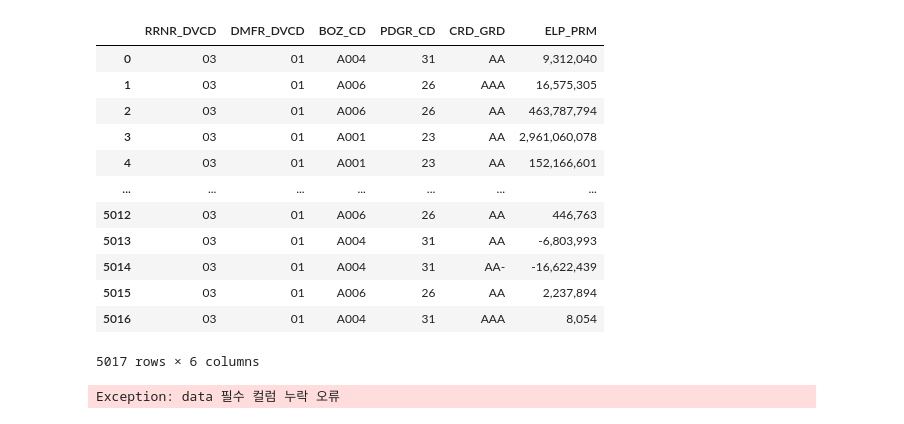
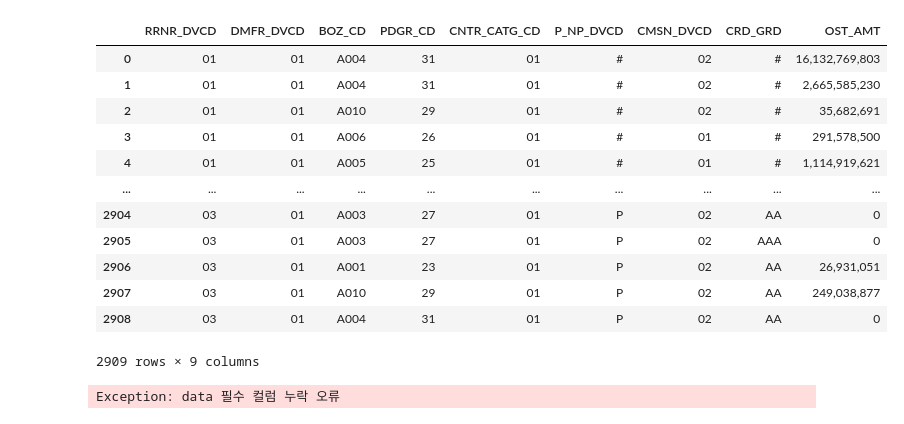
Before and after one commit to lee3jjang/qis4, a Jupyter notebook: 보험가격준비금위험액_일반.ipynb, the cells around one changed output. Drawn from its saved outputs; the diff is of its cells as text; code cells hidden in the pictures.

```diff
--- a/보험가격준비금위험액_일반.ipynb
+++ b/보험가격준비금위험액_일반.ipynb
@@ -118,48 +118,75 @@ BASE_YYMM = '202012'
 일반_출재_예정보험료_가공.drop('INER_CHN_DVCD', axis=1, inplace=True) # (2021.07.25) INER_CHN_DVCD 현재 안 사용하므로 삭제
 
 일반_예정보험료_가공 = pd.concat([일반_원수_예정보험료_가공, 일반_출재_예정보험료_가공], axis=0).reset_index(drop=True)
 
 ## 직전1년경과보험료
 # 일반_원수_직전1년경과보험료_가공 = 일반_원수_직전1년경과보험료.copy()
 # 일반_원수_직전1년경과보험료_가공['RRNR_DVCD'] = clsf_rrnr_dvcd(일반_원수_직전1년경과보험료_가공)
 # 일반_원수_직전1년경과보험료_가공['DMFR_DVCD'] = clsf_dmfr_dvcd(일반_원수_직전1년경과보험료_가공)
 # 일반_원수_직전1년경과보험료_가공['CNTR_CATG_CD'] = clsf_cntr_catg_cd(일반_원수_직전1년경과보험료_가공, 국가그룹)
 # 일반_원수_직전1년경과보험료_가공['BOZ_CD'] = clsf_boz_cd(일반_원수_직전1년경과보험료_가공, 일반_상품정보)
 # 일반_원수_직전1년경과보험료_가공['PDGR_CD'] = clsf_pdgr_cd(일반_원수_직전1년경과보험료_가공, 일반_상품정보)
 # 일반_원수_직전1년경과보험료_가공['P_NP_DVCD'] = clsf_p_np_dvcd(일반_원수_직전1년경과보험료_가공)
 # 일반_원수_직전1년경과보험료_가공['CRD_GRD'] = '#'
 # 일반_원수_직전1년경과보험료_가공.rename(columns = {'OGL_ELP_PRM': 'ELP_PRM'}, inplace=True)
 # 일반_원수_직전1년경과보험료_가공 = 일반_원수_직전1년경과보험료_가공[['RRNR_DVCD', 'DMFR_DVCD', 'BOZ_CD', 'PDGR_CD', 'INER_CHN_DVCD', 'CRD_GRD', 'ELP_PRM']]
 # 일반_원수_직전1년경과보험료_가공.drop('INER_CHN_DVCD', axis=1, inplace=True) # (2021.07.25) INER_CHN_DVCD 현재 안 사용하므로 삭제
 
 일반_출재_직전1년경과보험료_가공 = 일반_출재_직전1년경과보험료.copy()
 일반_출재_직전1년경과보험료_가공['RRNR_DVCD'] = '03'
 일반_출재_직전1년경과보험료_가공['DMFR_DVCD'] = clsf_dmfr_dvcd(일반_출재_직전1년경과보험료_가공)
 일반_출재_직전1년경과보험료_가공['CNTR_CATG_CD'] = clsf_cntr_catg_cd(일반_출재_직전1년경과보험료_가공, 국가그룹)
 일반_출재_직전1년경과보험료_가공['BOZ_CD'] = clsf_boz_cd(일반_출재_직전1년경과보험료_가공, 일반_상품정보)
 일반_출재_직전1년경과보험료_가공['PDGR_CD'] = clsf_pdgr_cd(일반_출재_직전1년경과보험료_가공, 일반_상품정보)
 일반_출재_직전1년경과보험료_가공['P_NP_DVCD'] = clsf_p_np_dvcd(일반_출재_직전1년경과보험료_가공)
 일반_출재_직전1년경과보험료_가공['CRD_GRD'] = clsf_crd_grd(일반_출재_직전1년경과보험료_가공, 재보험자_국내신용등급)
 일반_출재_직전1년경과보험료_가공.rename(columns = {'RN_ELP_PRM': 'ELP_PRM'}, inplace=True)
-일반_출재_직전1년경과보험료_가공 = 일반_출재_직전1년경과보험료_가공[['RRNR_DVCD', 'DMFR_DVCD', 'BOZ_CD', 'PDGR_CD', 'INER_CHN_DVCD', 'CRD_GRD', 'ELP_PRM']]
+일반_출재_직전1년경과보험료_가공 = 일반_출재_직전1년경과보험료_가공[['RRNR_DVCD', 'DMFR_DVCD', 'BOZ_CD', 'PDGR_CD', 'INER_CHN_DVCD', 'CNTR_CATG_CD', 'P_NP_DVCD', 'CMSN_DVCD', 'CRD_GRD', 'ELP_PRM']]
 일반_출재_직전1년경과보험료_가공.drop('INER_CHN_DVCD', axis=1, inplace=True) # (2021.07.25) INER_CHN_DVCD 현재 안 사용하므로 삭제
 
 # 일반_직전1년경과보험료_가공 = pd.concat([일반_원수_직전1년경과보험료_가공, 일반_출재_직전1년경과보험료_가공], axis=0).reset_index(drop=True)
-일반_출재_직전1년경과보험료_가공
+
+## 개별추산액
+일반_원수_개별추산액_가공 = 일반_원수_개별추산액.copy()
+일반_원수_개별추산액_가공['RRNR_DVCD'] = clsf_rrnr_dvcd(일반_원수_개별추산액_가공)
+일반_원수_개별추산액_가공['DMFR_DVCD'] = clsf_dmfr_dvcd(일반_원수_개별추산액_가공)
+일반_원수_개별추산액_가공['CNTR_CATG_CD'] = clsf_cntr_catg_cd(일반_원수_개별추산액_가공, 국가그룹)
+일반_원수_개별추산액_가공['BOZ_CD'] = clsf_boz_cd(일반_원수_개별추산액_가공, 일반_상품정보)
+일반_원수_개별추산액_가공['PDGR_CD'] = clsf_pdgr_cd(일반_원수_개별추산액_가공, 일반_상품정보)
+일반_원수_개별추산액_가공['P_NP_DVCD'] = clsf_p_np_dvcd(일반_원수_개별추산액_가공)
+일반_원수_개별추산액_가공['CRD_GRD'] = '#'
+일반_원수_개별추산액_가공.rename(columns = {'OGL_OST_AMT': 'OST_AMT'}, inplace=True)
+일반_원수_개별추산액_가공 = 일반_원수_개별추산액_가공[['RRNR_DVCD', 'DMFR_DVCD', 'BOZ_CD', 'PDGR_CD', 'INER_CHN_DVCD', 'CNTR_CATG_CD', 'P_NP_DVCD', 'CMSN_DVCD', 'CRD_GRD', 'OST_AMT']]
+일반_원수_개별추산액_가공.drop('INER_CHN_DVCD', axis=1, inplace=True) # (2021.07.25) INER_CHN_DVCD 현재 안 사용하므로 삭제
+
+일반_출재_개별추산액_가공 = 일반_출재_개별추산액.copy()
+일반_출재_개별추산액_가공['RRNR_DVCD'] = '03'
+일반_출재_개별추산액_가공['DMFR_DVCD'] = clsf_dmfr_dvcd(일반_출재_개별추산액_가공)
+일반_출재_개별추산액_가공['CNTR_CATG_CD'] = clsf_cntr_catg_cd(일반_출재_개별추산액_가공, 국가그룹)
+일반_출재_개별추산액_가공['BOZ_CD'] = clsf_boz_cd(일반_출재_개별추산액_가공, 일반_상품정보)
+일반_출재_개별추산액_가공['PDGR_CD'] = clsf_pdgr_cd(일반_출재_개별추산액_가공, 일반_상품정보)
+일반_출재_개별추산액_가공['P_NP_DVCD'] = clsf_p_np_dvcd(일반_출재_개별추산액_가공)
+일반_출재_개별추산액_가공['CRD_GRD'] = clsf_crd_grd(일반_출재_개별추산액_가공, 재보험자_국내신용등급)
+일반_출재_개별추산액_가공.rename(columns = {'RN_OST_AMT': 'OST_AMT'}, inplace=True)
+일반_출재_개별추산액_가공 = 일반_출재_개별추산액_가공[['RRNR_DVCD', 'DMFR_DVCD', 'BOZ_CD', 'PDGR_CD', 'INER_CHN_DVCD', 'CNTR_CATG_CD', 'P_NP_DVCD', 'CMSN_DVCD', 'CRD_GRD', 'OST_AMT']]
+일반_출재_개별추산액_가공.drop('INER_CHN_DVCD', axis=1, inplace=True) # (2021.07.25) INER_CHN_DVCD 현재 안 사용하므로 삭제
+
+일반_개별추산액_가공 = pd.concat([일반_원수_개별추산액_가공, 일반_출재_개별추산액_가공], axis=0).reset_index(drop=True)
+일반_개별추산액_가공
 # %% [output]
-|  | RRNR_DVCD | DMFR_DVCD | BOZ_CD | PDGR_CD | CRD_GRD | ELP_PRM |
-| 0 | 03 | 01 | A004 | 31 | AA | 9,312,040 |
-| 1 | 03 | 01 | A006 | 26 | AAA | 16,575,305 |
-| 2 | 03 | 01 | A006 | 26 | AA | 463,787,794 |
-| 3 | 03 | 01 | A001 | 23 | AA | 2,961,060,078 |
-| 4 | 03 | 01 | A001 | 23 | AA | 152,166,601 |
-| ... | ... | ... | ... | ... | ... | ... |
-| 5012 | 03 | 01 | A006 | 26 | AA | 446,763 |
-| 5013 | 03 | 01 | A004 | 31 | AA | -6,803,993 |
-| 5014 | 03 | 01 | A004 | 31 | AA- | -16,622,439 |
-| 5015 | 03 | 01 | A006 | 26 | AA | 2,237,894 |
-| 5016 | 03 | 01 | A004 | 31 | AAA | 8,054 |
+|  | RRNR_DVCD | DMFR_DVCD | BOZ_CD | PDGR_CD | CNTR_CATG_CD | P_NP_DVCD | CMSN_DVCD | CRD_GRD | OST_AMT |
+| 0 | 01 | 01 | A004 | 31 | 01 | # | 02 | # | 16,132,769,803 |
+| 1 | 01 | 01 | A004 | 31 | 01 | # | 02 | # | 2,665,585,230 |
+| 2 | 01 | 01 | A010 | 29 | 01 | # | 02 | # | 35,682,691 |
+| 3 | 01 | 01 | A006 | 26 | 01 | # | 01 | # | 291,578,500 |
+| 4 | 01 | 01 | A005 | 25 | 01 | # | 01 | # | 1,114,919,621 |
+| ... | ... | ... | ... | ... | ... | ... | ... | ... | ... |
+| 2904 | 03 | 01 | A003 | 27 | 01 | P | 02 | AA | 0 |
+| 2905 | 03 | 01 | A003 | 27 | 01 | P | 02 | AAA | 0 |
+| 2906 | 03 | 01 | A001 | 23 | 01 | P | 02 | AA | 26,931,051 |
+| 2907 | 03 | 01 | A010 | 29 | 01 | P | 02 | AA | 249,038,877 |
+| 2908 | 03 | 01 | A004 | 31 | 01 | P | 02 | AA | 0 |
-5017 rows × 6 columns
+2909 rows × 9 columns
 # %%
 # 데이터 전처리
 ## 직전1년경과보험료
```
